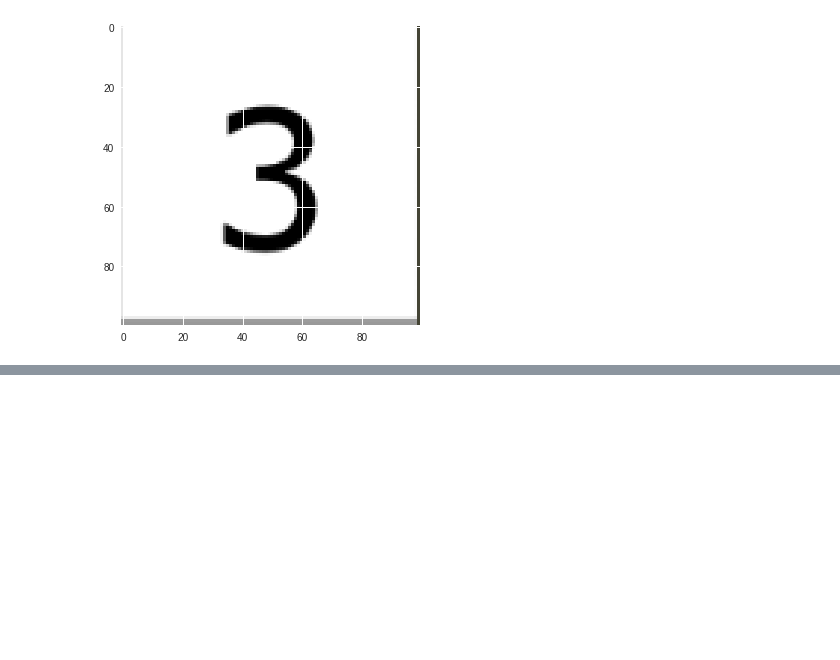
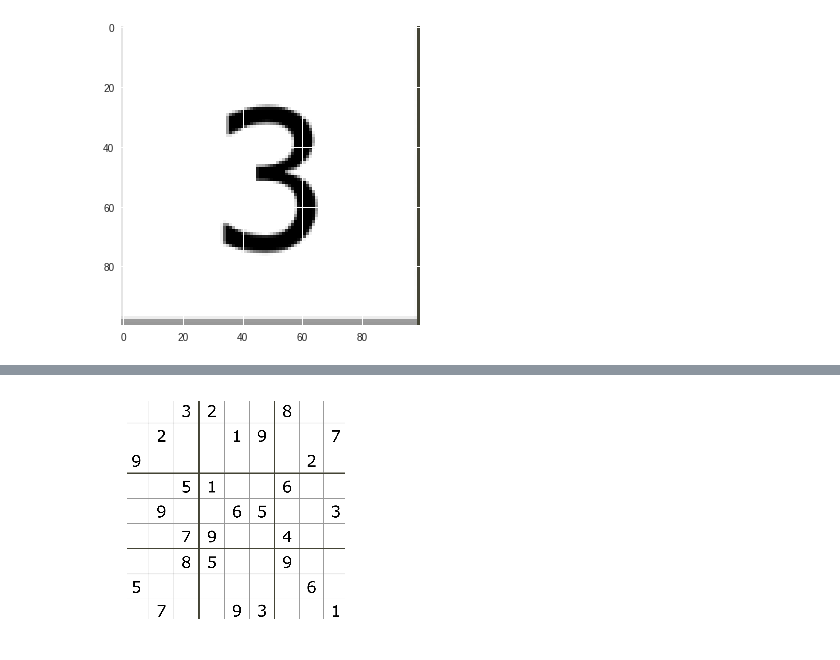
Before and after one commit to aichizokkoku/sudoku, a Jupyter notebook: test.ipynb, the cells around one changed output, grey strips where cells are left out. Saved outputs shown, nothing was run; the diff lists cells and outputs as text; code cells hidden in the pictures; blank space fills up the shorter version.

```diff
--- a/test.ipynb
+++ b/test.ipynb
@@ -210,0 +266,10 @@ plt.show()
+# %%
+#imgC = img[330+25:1546-25, 730+25:1945-25]
+imgC = img[dot[2]+25:dot[2]+dot[4]-25, dot[1]+25:dot[1]+dot[3]-25]
+imgDATA = cv2.resize(imgC, (900, 900))
+
+plt.axis("off")
+plt.imshow(cv2.cvtColor(imgDATA, cv2.COLOR_BGR2RGB))
+plt.show()
+# %% [output]
+[figure, added]
```
Also changed, not shown: parts of 7 cells of this notebook.
